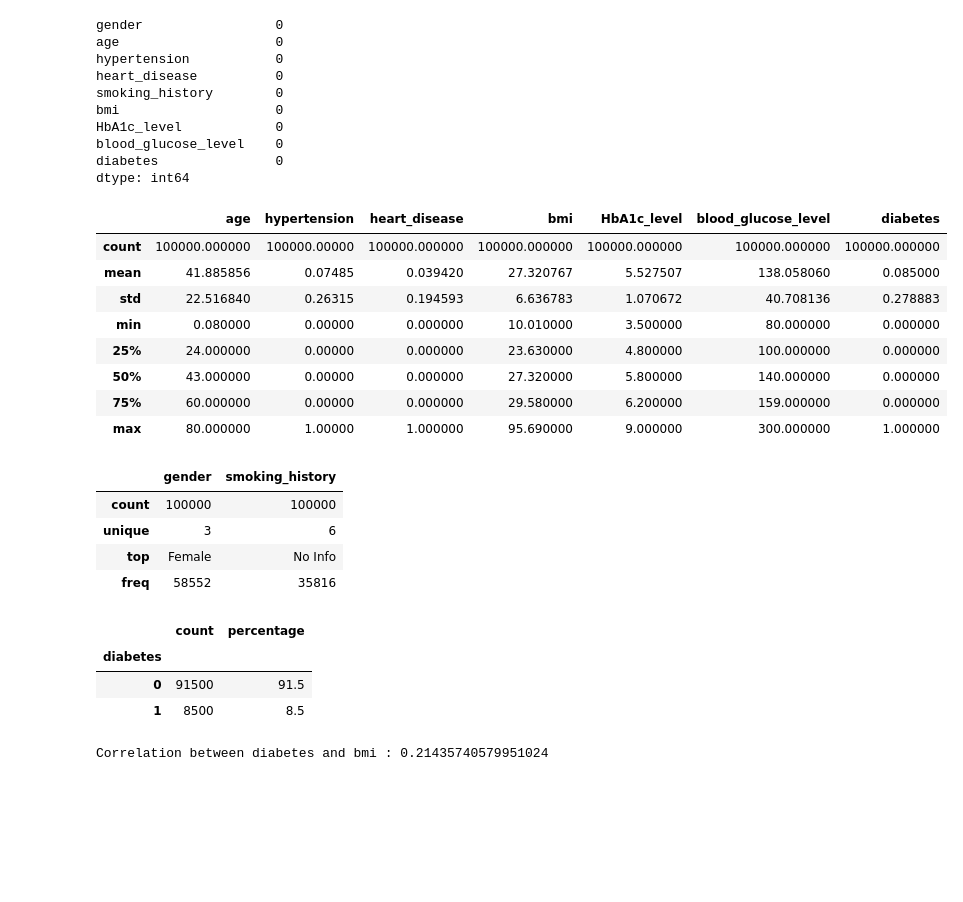
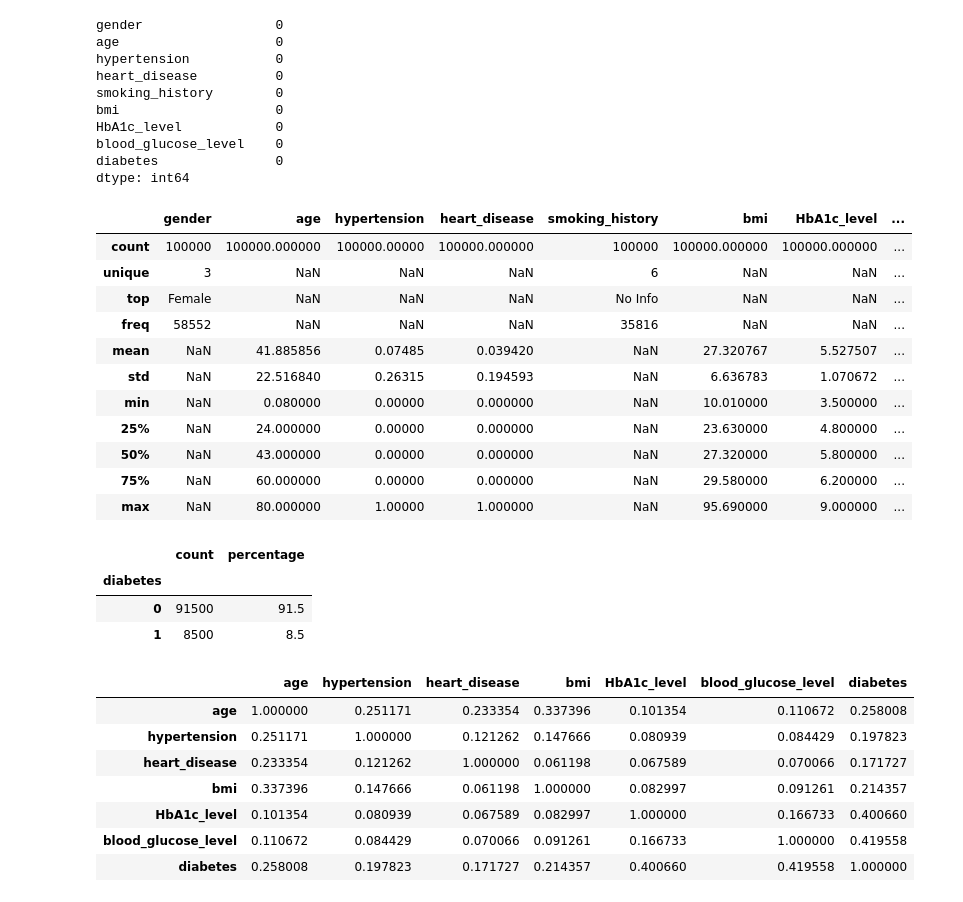
Before and after one commit to medrees-1000/Diabetes-Prediction, a Jupyter notebook: Diabete.ipynb, the cells around one changed output. Cells and saved outputs as stored; diff of their text form; code cells hidden in the pictures; blank space fills up the shorter version.

```diff
--- a/Diabete.ipynb
+++ b/Diabete.ipynb
@@ -64,26 +83,20 @@ diabetes               0
 dtype: int64
 # %%
 # Checking the min, max, mean of the dataset
-diabetes.describe()
+diabetes.describe(include='all')
 # %% [output]
-|  | age | hypertension | heart_disease | bmi | HbA1c_level | blood_glucose_level | diabetes |
-| count | 100000.000000 | 100000.00000 | 100000.000000 | 100000.000000 | 100000.000000 | 100000.000000 | 100000.000000 |
-| mean | 41.885856 | 0.07485 | 0.039420 | 27.320767 | 5.527507 | 138.058060 | 0.085000 |
-| std | 22.516840 | 0.26315 | 0.194593 | 6.636783 | 1.070672 | 40.708136 | 0.278883 |
-| min | 0.080000 | 0.00000 | 0.000000 | 10.010000 | 3.500000 | 80.000000 | 0.000000 |
-| 25% | 24.000000 | 0.00000 | 0.000000 | 23.630000 | 4.800000 | 100.000000 | 0.000000 |
-| 50% | 43.000000 | 0.00000 | 0.000000 | 27.320000 | 5.800000 | 140.000000 | 0.000000 |
-| 75% | 60.000000 | 0.00000 | 0.000000 | 29.580000 | 6.200000 | 159.000000 | 0.000000 |
-| max | 80.000000 | 1.00000 | 1.000000 | 95.690000 | 9.000000 | 300.000000 | 1.000000 |
+|  | gender | age | hypertension | heart_disease | smoking_history | bmi | HbA1c_level | ... |
+| count | 100000 | 100000.000000 | 100000.00000 | 100000.000000 | 100000 | 100000.000000 | 100000.000000 | ... |
+| unique | 3 | NaN | NaN | NaN | 6 | NaN | NaN | ... |
+| top | Female | NaN | NaN | NaN | No Info | NaN | NaN | ... |
+| freq | 58552 | NaN | NaN | NaN | 35816 | NaN | NaN | ... |
+| mean | NaN | 41.885856 | 0.07485 | 0.039420 | NaN | 27.320767 | 5.527507 | ... |
+| std | NaN | 22.516840 | 0.26315 | 0.194593 | NaN | 6.636783 | 1.070672 | ... |
+| min | NaN | 0.080000 | 0.00000 | 0.000000 | NaN | 10.010000 | 3.500000 | ... |
+| 25% | NaN | 24.000000 | 0.00000 | 0.000000 | NaN | 23.630000 | 4.800000 | ... |
+| 50% | NaN | 43.000000 | 0.00000 | 0.000000 | NaN | 27.320000 | 5.800000 | ... |
+| 75% | NaN | 60.000000 | 0.00000 | 0.000000 | NaN | 29.580000 | 6.200000 | ... |
+| max | NaN | 80.000000 | 1.00000 | 1.000000 | NaN | 95.690000 | 9.000000 | ... |
-# %%
-# Checking the same thing but for catgeorical cols
-diabetes.describe(include="object")
-# %% [output]
-|  | gender | smoking_history |
-| count | 100000 | 100000 |
-| unique | 3 | 6 |
-| top | Female | No Info |
-| freq | 58552 | 35816 |
 # %%
 # Now here we will check the percent of Diabetes column,
 # we will check how many people have Diabetes and how many don't in terms of count and percentage
@@ -98,9 +111,16 @@ summary
 | diabetes |  |  |
 | 0 | 91500 | 91.5 |
 | 1 | 8500 | 8.5 |
-# %%
-# Correlation between columns 'A' and 'B'
-correlation_AB = diabetes['diabetes'].corr(diabetes['bmi'])
-print("\nCorrelation between diabetes and bmi :", correlation_AB)
-# %% [output]
-Correlation between diabetes and bmi : 0.21435740579951024
+# %%
+# Correlation between columns 'diabetes' and 'bmi'
+numeric_diabetes = diabetes.select_dtypes(include=['number'])
+numeric_diabetes.corr()
+# %% [output]
+|  | age | hypertension | heart_disease | bmi | HbA1c_level | blood_glucose_level | diabetes |
+| age | 1.000000 | 0.251171 | 0.233354 | 0.337396 | 0.101354 | 0.110672 | 0.258008 |
+| hypertension | 0.251171 | 1.000000 | 0.121262 | 0.147666 | 0.080939 | 0.084429 | 0.197823 |
+| heart_disease | 0.233354 | 0.121262 | 1.000000 | 0.061198 | 0.067589 | 0.070066 | 0.171727 |
+| bmi | 0.337396 | 0.147666 | 0.061198 | 1.000000 | 0.082997 | 0.091261 | 0.214357 |
+| HbA1c_level | 0.101354 | 0.080939 | 0.067589 | 0.082997 | 1.000000 | 0.166733 | 0.400660 |
+| blood_glucose_level | 0.110672 | 0.084429 | 0.070066 | 0.091261 | 0.166733 | 1.000000 | 0.419558 |
+| diabetes | 0.258008 | 0.197823 | 0.171727 | 0.214357 | 0.400660 | 0.419558 | 1.000000 |
```
Also changed, not shown: parts of 5 cells of this notebook, 2 other files.
